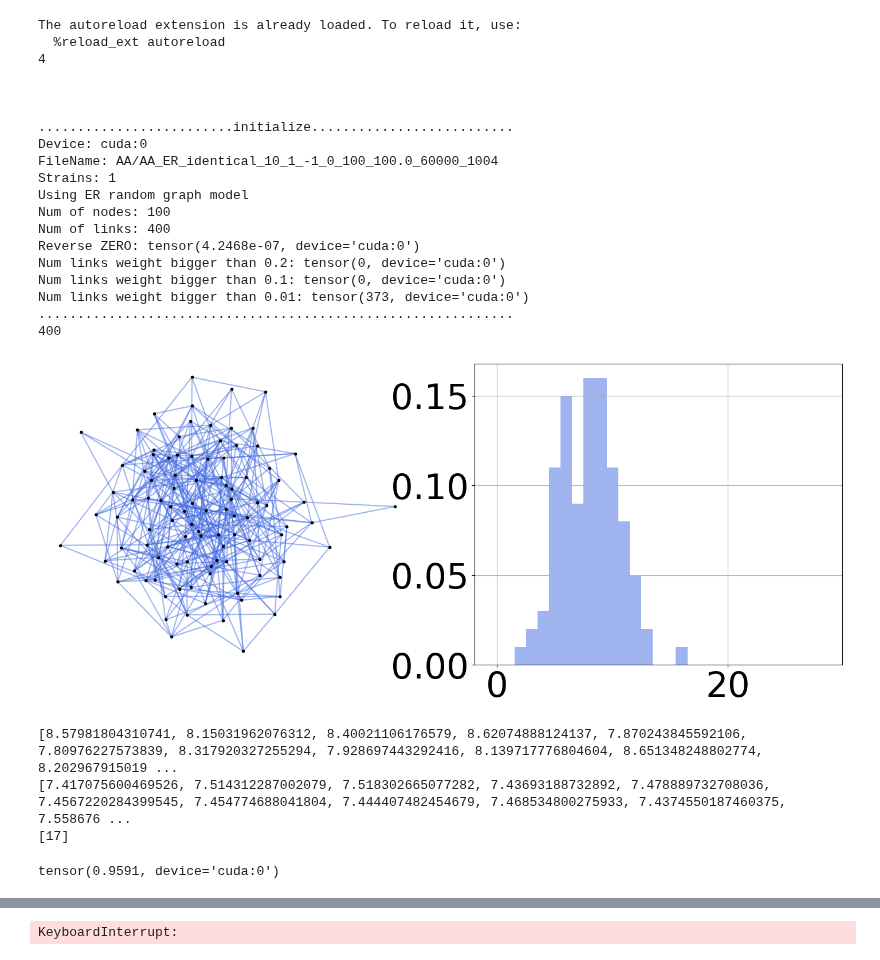
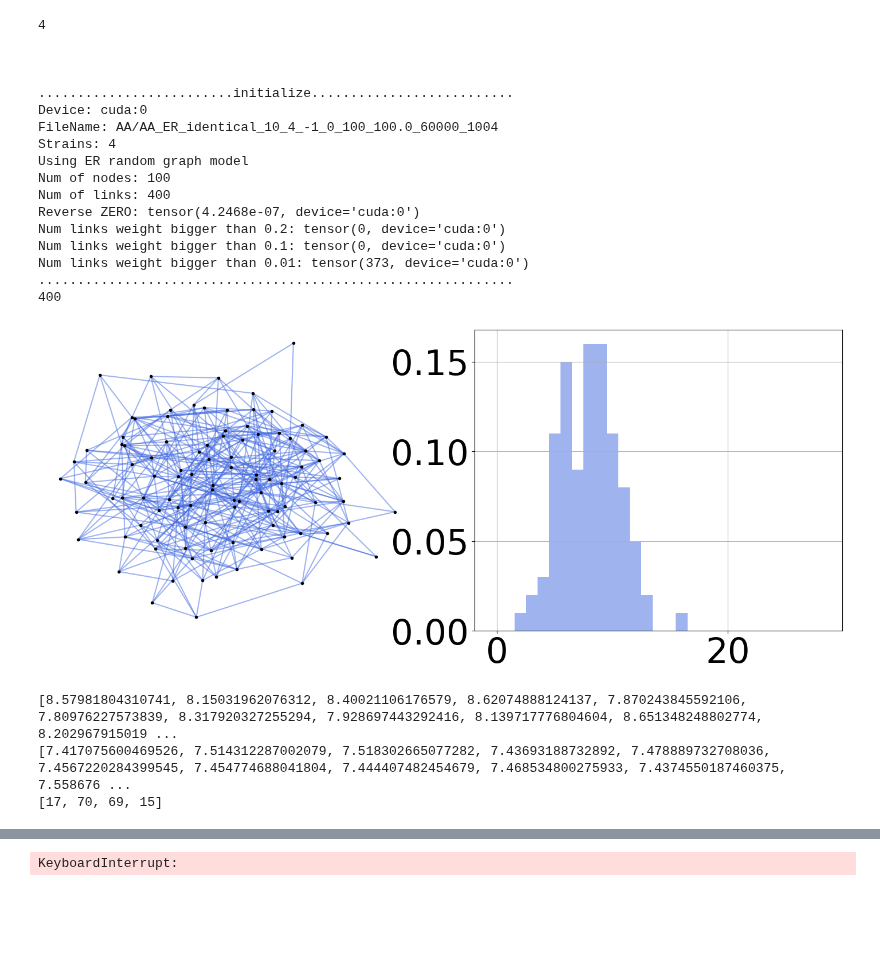
Before and after one commit to bizhili/Topology_Learning_Epis, a Jupyter notebook: test_multi_cities_no_att_origin.ipynb, the cells around one changed output, grey strips where cells are left out. Drawn from its saved outputs; the diff is of its cells as text; code cells hidden in the pictures; blank space fills up the shorter version.

```diff
--- a/test_multi_cities_no_att_origin.ipynb
+++ b/test_multi_cities_no_att_origin.ipynb
@@ -42,7 +42,7 @@ paras.seed2= 1004
 paras.plot= "spring"
 if paras.randomGraph== "RGG":
     paras.plot= "2d_RGG"
-paras.strains= 1
+paras.strains= 4
 paras.dense= 0
 paras.identicalf= 0.01
 paras.n= 100
@@ -116,38 +116,36 @@ utils.log_print(printFlag,"Num of nodes:", G.number_of_nodes())
 utils.log_print(printFlag,"Num of links:", G.number_of_edges())
 Zmat= A_mat.create_A_mat(Aw, P)
 Zmat2= A_mat.reverse_A_mat(Zmat-torch.eye(Aw.shape[0], dtype= torch.float32, device= Aw.device), P)
 utils.log_print(printFlag,"Reverse ZERO:", torch.sum(torch.abs(Zmat2-Aw)))
 utils.log_print(printFlag,"Num links weight bigger than 0.2:", torch.sum(Zmat>0.2)-paras.n)
 utils.log_print(printFlag,"Num links weight bigger than 0.1:", torch.sum(Zmat>0.1)-paras.n)
 utils.log_print(printFlag,"Num links weight bigger than 0.01:", torch.sum(Zmat>0.01)-paras.n)
 utils.log_print(printFlag,".............................................................")
 #plot this network
 if plotFlag==1:
     if paras.plot== "2d_RGG":
         plotGraph.plot_spring_and_degree(G, pos= pos)
     elif paras.plot== "spring":
         plotGraph.plot_spring_and_degree(G)
 # %% [output]
-The autoreload extension is already loaded. To reload it, use:
-  %reload_ext autoreload
 4
 
 
 
 .........................initialize..........................
 Device: cuda:0
-FileName: AA/AA_ER_identical_10_1_-1_0_100_100.0_60000_1004
-Strains: 1
+FileName: AA/AA_ER_identical_10_4_-1_0_100_100.0_60000_1004
+Strains: 4
 Using ER random graph model
 Num of nodes: 100
 Num of links: 400
 Reverse ZERO: tensor(4.2468e-07, device='cuda:0')
 Num links weight bigger than 0.2: tensor(0, device='cuda:0')
 Num links weight bigger than 0.1: tensor(0, device='cuda:0')
 Num links weight bigger than 0.01: tensor(373, device='cuda:0')
 .............................................................
 400
-[figure, old version]
+[figure, new version]
 # %%
 R0s_taus= [[random.uniform(paras.R0Mean-paras.R0Std, paras.R0Mean+paras.R0Std),
             random.uniform(paras.tauMean-paras.tauStd, paras.tauMean+paras.tauStd)] for _ in range(40)]
@@ -155,7 +153,7 @@ paras.R0s=  [ R0s_taus[i][0] for i in range(40)]
 paras.taus= [ R0s_taus[i][1] for i in range(40)]
 utils.log_print(printFlag,paras.R0s)
 utils.log_print(printFlag,paras.taus)
-deltaSsTensor, randomList, AmatTransSumSum= simulation.multi_strains(G, paras, Zmat, intense= paras.intense, lower= 20, device= device)
+deltaSsTensor, randomList= simulation.multi_strains(G, paras, Zmat, intense= paras.intense, lower= 20, device= device)
 deltaSs= deltaSsTensor.sum(dim= -1, keepdim= True)
 propition= deltaSsTensor/(deltaSs+1e-8)
 deltaSs= deltaSs.squeeze()#(1, 2, 20), dim of nodes, dim of heads, dim of signal
@@ -175,11 +173,7 @@ if plotFlag==0:
 # %% [output]
 [8.57981804310741, 8.15031962076312, 8.40021106176579, 8.62074888124137, 7.870243845592106, 7.80976227573839, 8.317920327255294, 7.928697443292416, 8.139717776804604, 8.651348248802774, 8.202967915019 ...
 [7.417075600469526, 7.514312287002079, 7.518302665077282, 7.43693188732892, 7.478889732708036, 7.4567220284399545, 7.454774688041804, 7.444407482454679, 7.468534800275933, 7.4374550187460375, 7.558676 ...
-[17]
+[17, 70, 69, 15]
-# %%
-print(evaluate.pearson_correlation(AmatTransSumSum- torch.diag(AmatTransSumSum), Zmat- torch.diag(Zmat)))
-# %% [output]
-tensor(0.9591, device='cuda:0')
 # %%
 def rank_nodes_by_distance(G, source_node):
     # Get distances from the source_node to all other nodes
```
Also changed, not shown: parts of 4 cells of this notebook, 51 other files.
